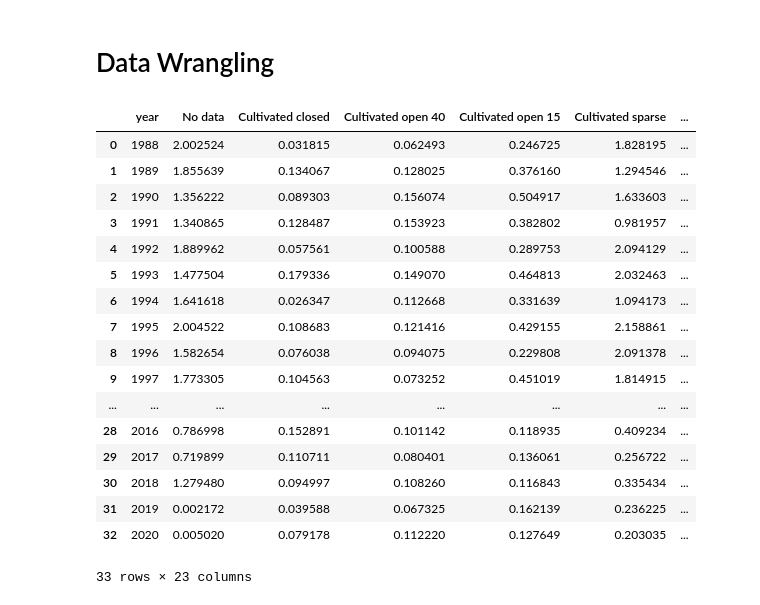
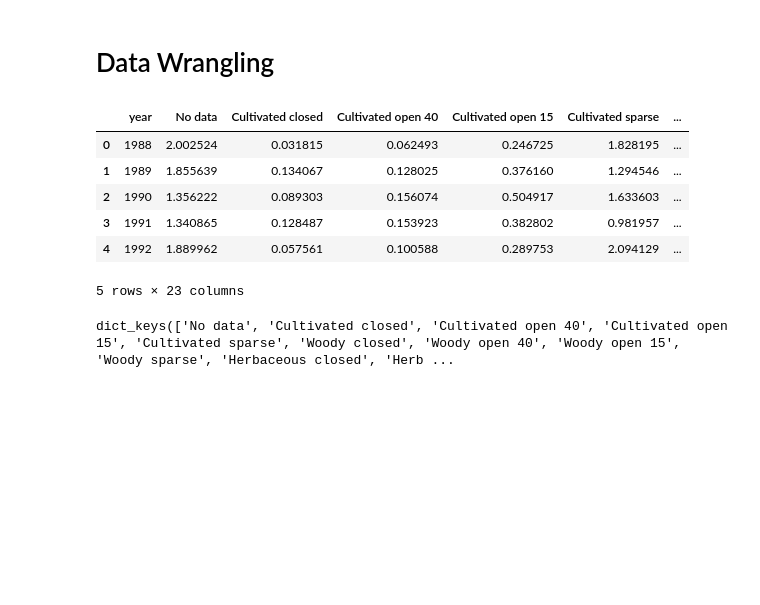
Before and after one commit to themeda-devs/themeda, a Jupyter notebook: Notebooks/Linear_Models.ipynb, the cells around one changed output. Cells and saved outputs as stored; diff of their text form; code cells hidden in the pictures; blank space fills up the shorter version.

```diff
--- a/Notebooks/Linear_Models.ipynb
+++ b/Notebooks/Linear_Models.ipynb
@@ -125,27 +125,6 @@ for record in df.to_dict("records"):
 
 # Create a new DataFrame from the yearly_hierarchical_distribution list
 df_hierarchical = pd.DataFrame(yearly_hierarchical_distribution)
-# %%
-df_hierarchical
-# %% [output]
-|  | year | No data | Cultivated closed | Cultivated open 40 | Cultivated open 15 | Cultivated sparse | ... |
-| 0 | 1988 | 2.002524 | 0.031815 | 0.062493 | 0.246725 | 1.828195 | ... |
-| 1 | 1989 | 1.855639 | 0.134067 | 0.128025 | 0.376160 | 1.294546 | ... |
-| 2 | 1990 | 1.356222 | 0.089303 | 0.156074 | 0.504917 | 1.633603 | ... |
-| 3 | 1991 | 1.340865 | 0.128487 | 0.153923 | 0.382802 | 0.981957 | ... |
-| 4 | 1992 | 1.889962 | 0.057561 | 0.100588 | 0.289753 | 2.094129 | ... |
-| 5 | 1993 | 1.477504 | 0.179336 | 0.149070 | 0.464813 | 2.032463 | ... |
-| 6 | 1994 | 1.641618 | 0.026347 | 0.112668 | 0.331639 | 1.094173 | ... |
-| 7 | 1995 | 2.004522 | 0.108683 | 0.121416 | 0.429155 | 2.158861 | ... |
-| 8 | 1996 | 1.582654 | 0.076038 | 0.094075 | 0.229808 | 2.091378 | ... |
-| 9 | 1997 | 1.773305 | 0.104563 | 0.073252 | 0.451019 | 1.814915 | ... |
-| ... | ... | ... | ... | ... | ... | ... | ... |
-| 28 | 2016 | 0.786998 | 0.152891 | 0.101142 | 0.118935 | 0.409234 | ... |
-| 29 | 2017 | 0.719899 | 0.110711 | 0.080401 | 0.136061 | 0.256722 | ... |
-| 30 | 2018 | 1.279480 | 0.094997 | 0.108260 | 0.116843 | 0.335434 | ... |
-| 31 | 2019 | 0.002172 | 0.039588 | 0.067325 | 0.162139 | 0.236225 | ... |
-| 32 | 2020 | 0.005020 | 0.079178 | 0.112220 | 0.127649 | 0.203035 | ... |
-33 rows × 23 columns
 # %%
 def fit_linear_model(df, category):
     # Create a scatter plot with a lowess trendline using Plotly Express
@@ -155,6 +134,20 @@ def fit_linear_model(df, category):
     # Create a scatter plot with a lowess trendline and customized options using Plotly Express
     fig = px.scatter(df, x="year", y=category, trendline="lowess", trendline_options=dict(frac=0.15))
     fig.show()
+# %%
+df_hierarchical.head()
+# %% [output]
+|  | year | No data | Cultivated closed | Cultivated open 40 | Cultivated open 15 | Cultivated sparse | ... |
+| 0 | 1988 | 2.002524 | 0.031815 | 0.062493 | 0.246725 | 1.828195 | ... |
+| 1 | 1989 | 1.855639 | 0.134067 | 0.128025 | 0.376160 | 1.294546 | ... |
+| 2 | 1990 | 1.356222 | 0.089303 | 0.156074 | 0.504917 | 1.633603 | ... |
+| 3 | 1991 | 1.340865 | 0.128487 | 0.153923 | 0.382802 | 0.981957 | ... |
+| 4 | 1992 | 1.889962 | 0.057561 | 0.100588 | 0.289753 | 2.094129 | ... |
+5 rows × 23 columns
+# %%
+hierarchical_categories.keys()
+# %% [output]
+dict_keys(['No data', 'Cultivated closed', 'Cultivated open 40', 'Cultivated open 15', 'Cultivated sparse', 'Woody closed', 'Woody open 40', 'Woody open 15', 'Woody sparse', 'Herbaceous closed', 'Herb ...
 # %%
 categories=hierarchical_categories.keys()
 for category in categories:
```
Also changed, not shown: parts of 1 cell of this notebook.
